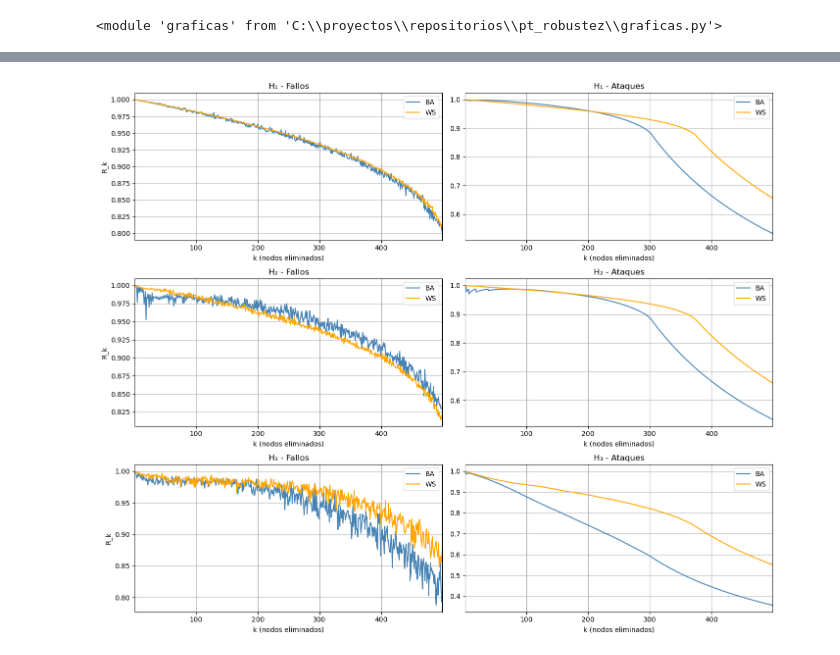
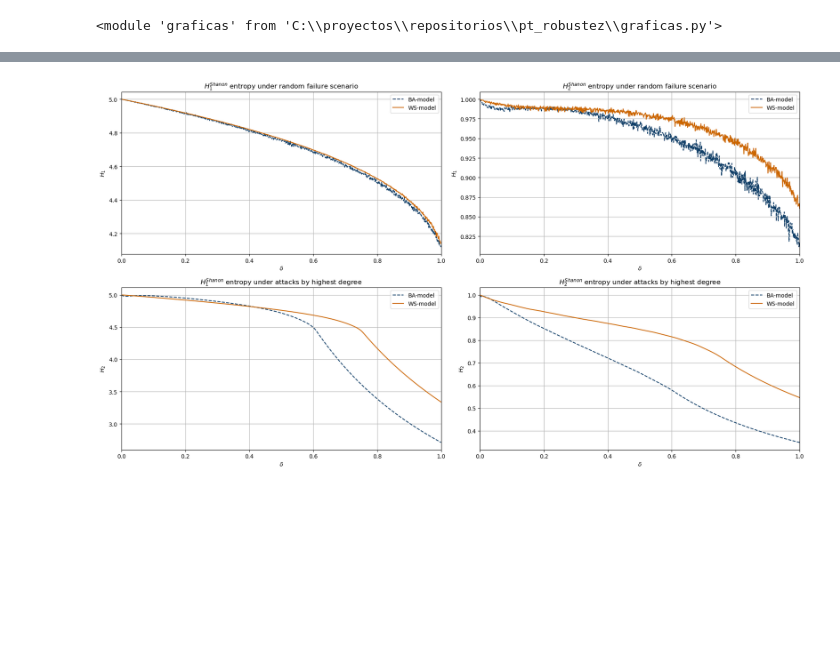
Before and after one commit to maurisiojimenes/pt_robustez, a Jupyter notebook: Indices de Robustez.ipynb, the cells around one changed output, grey strips where cells are left out. Saved outputs shown, nothing was run; the diff lists cells and outputs as text; code cells hidden in the pictures; blank space fills up the shorter version.

```diff
--- a/Indices de Robustez.ipynb
+++ b/Indices de Robustez.ipynb
@@ -12,5 +12,6 @@ importlib.reload(g)
 # %% [output]
 <module 'graficas' from 'C:\\proyectos\\repositorios\\pt_robustez\\graficas.py'>
 # %%
-n = 500
+n = 1000
 m = 5
+num_simulaciones = 5
@@ -543,6 +494,6 @@ El tiempo de ejecución fue de: 485.99236845970154
 # %%
-resultados_H_1_BA_fallos = H_1_BA_fallos
-resultados_H_1_WS_fallos = H_1_WS_fallos
+resultados_H_1_BA_fallos = [sum(col) for col in zip(*H_1_BA_fallos)]
+resultados_H_1_WS_fallos = [sum(col) for col in zip(*H_1_WS_fallos)]
 
-resultados_H_1_BA_ataques = H_1_BA_ataques
-resultados_H_1_WS_ataques = H_1_WS_ataques
+resultados_H_1_BA_ataques = [sum(col) for col in zip(*H_1_BA_ataques)]
+resultados_H_1_WS_ataques = [sum(col) for col in zip(*H_1_WS_ataques)]
@@ -634,59 +612,43 @@ El tiempo de ejecución fue de: 148.78586173057556
 # %%
-resultados_H_3_BA_fallos = H_3_BA_fallos
-resultados_H_3_WS_fallos = H_3_WS_fallos
+resultados_H_3_BA_fallos = [sum(col)/num_simulaciones for col in zip(*H_3_BA_fallos)]
+resultados_H_3_WS_fallos = [sum(col)/num_simulaciones for col in zip(*H_3_WS_fallos)]
 
-resultados_H_3_BA_ataques = H_3_BA_ataques
-resultados_H_3_WS_ataques = H_3_WS_ataques
+resultados_H_3_BA_ataques = [sum(col)/num_simulaciones for col in zip(*H_3_BA_ataques)]
+resultados_H_3_WS_ataques = [sum(col)/num_simulaciones for col in zip(*H_3_WS_ataques)]
 # %%
-k_vals = list(range(1, len(resultados_H_1_BA_fallos) + 1))
+# Colores
+blue_dark = "#0e3d66"
+orange_dark = "#cc6600"
 
-fig, axs = plt.subplots(3, 2, figsize=(14, 12))
+# Asumiendo que todas las listas tienen la misma longitud
+delta = np.linspace(0, 1, len(resultados_H_1_BA_fallos))
 
-# === H1 ===
-axs[0, 0].plot(k_vals, resultados_H_1_BA_fallos, label='BA', color='steelblue')
-axs[0, 0].plot(k_vals, resultados_H_1_WS_fallos, label='WS', color='orange')
-axs[0, 0].set_title("H₁ - Fallos")
-axs[0, 0].set_ylabel("R_k")
-axs[0, 0].legend()
+# Crear figura y ejes
+fig, axs = plt.subplots(2, 2, figsize=(18, 10))
+axs = axs.flatten()
 
-axs[0, 1].plot(k_vals, resultados_H_1_BA_ataques, label='BA', color='steelblue')
-axs[0, 1].plot(k_vals, resultados_H_1_WS_ataques, label='WS', color='orange')
-axs[0, 1].set_title("H₁ - Ataques")
-axs[0, 1].legend()
+# Lista con todos los datos, títulos y etiquetas
+graficas = [
+    (resultados_H_1_BA_fallos, resultados_H_1_WS_fallos, r"$H_1^{Shanon}$ entropy under random failure scenario"),
+    (resultados_H_3_BA_fallos, resultados_H_3_WS_fallos, r"$H_2^{Shanon}$ entropy under random failure scenario"),
+    (resultados_H_1_BA_ataques, resultados_H_1_WS_ataques, r"$H_1^{Shanon}$ entropy under attacks by highest degree"),
+    (resultados_H_3_BA_ataques, resultados_H_3_WS_ataques, r"$H_2^{Shanon}$ entropy under attacks by highest degree"),
+]
 
-# === H2 ===
-axs[1, 0].plot(k_vals, resultados_H_2_BA_fallos, label='BA', color='steelblue')
-axs[1, 0].plot(k_vals, resultados_H_2_WS_fallos, label='WS', color='orange')
-axs[1, 0].set_title("H₂ - Fallos")
-axs[1, 0].set_ylabel("R_k")
-axs[1, 0].legend()
-
-axs[1, 1].plot(k_vals, resultados_H_2_BA_ataques, label='BA', color='steelblue')
-axs[1, 1].plot(k_vals, resultados_H_2_WS_ataques, label='WS', color='orange')
-axs[1, 1].set_title("H₂ - Ataques")
-axs[1, 1].legend()
-
-# === H3 ===
-axs[2, 0].plot(k_vals, resultados_H_3_BA_fallos, label='BA', color='steelblue')
-axs[2, 0].plot(k_vals, resultados_H_3_WS_fallos, label='WS', color='orange')
-axs[2, 0].set_title("H₃ - Fallos")
-axs[2, 0].set_ylabel("R_k")
-axs[2, 0].legend()
-
-axs[2, 1].plot(k_vals, resultados_H_3_BA_ataques, label='BA', color='steelblue')
-axs[2, 1].plot(k_vals, resultados_H_3_WS_ataques, label='WS', color='orange')
-axs[2, 1].set_title("H₃ - Ataques")
-axs[2, 1].legend()
-
-# Ejes comunes
-for ax in axs.flat:
-    ax.set_xlabel("k (nodos eliminados)")
-    ax.set_xlim(k_vals[0], k_vals[-1])
+# Graficar
+for i, (ba, ws, titulo) in enumerate(graficas):
+    ax = axs[i]
+    ax.plot(delta, ba, label="BA-model", color=blue_dark,linestyle='--')
+    ax.plot(delta, ws, label="WS-model", color=orange_dark)
+    ax.set_title(titulo, fontsize=12)
+    ax.set_xlabel(r"$\delta$")
+    ax.set_ylabel(fr"$H_{{{i//2 + 1}}}$")
+    ax.set_xlim(0, 1)
+    ax.legend()
     ax.grid(True)
 
-plt.savefig("Resultados_IR_entropias.png",dpi=300)
-
-plt.tight_layout(rect=[0, 0, 1, 0.96])
+plt.tight_layout()
+plt.savefig("IR_entropia_shanon.png",dpi=300)
 plt.show()
 # %% [output]
-[figure, old version]
+[figure, new version]
```
Also changed, not shown: parts of 31 cells of this notebook, 17 other files.
